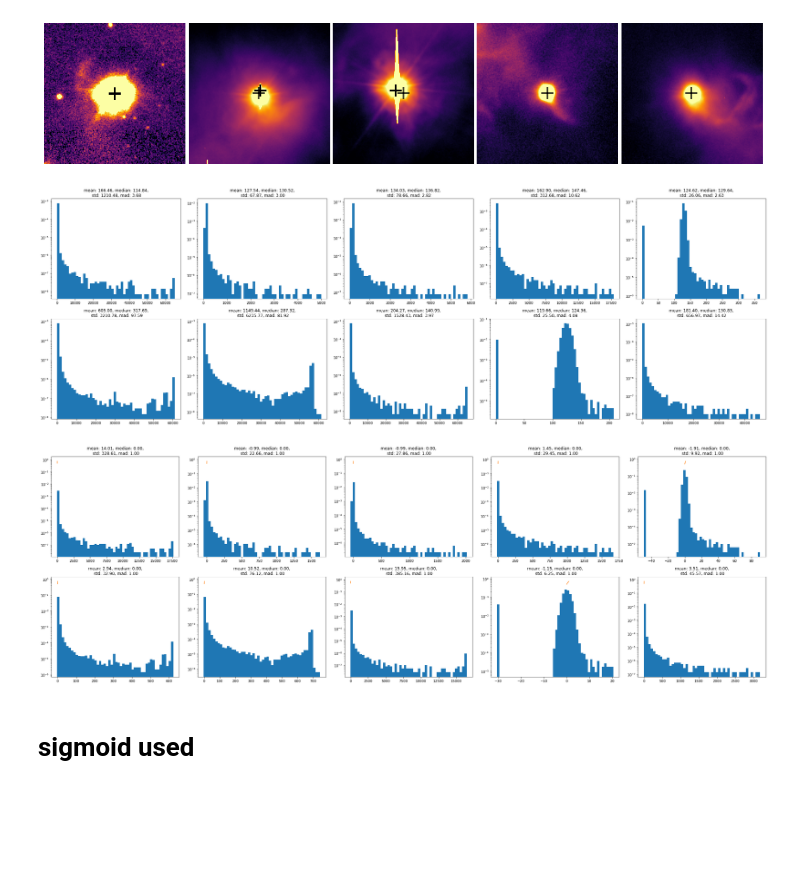
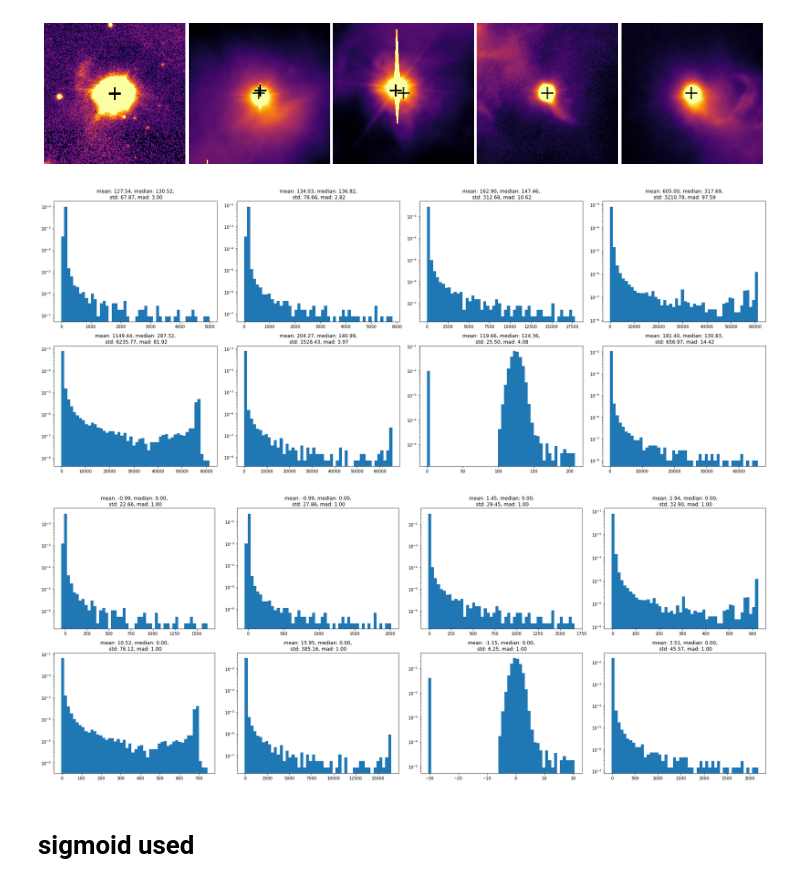
Before and after one commit to aleruzza/YSO.and.RNe, a Jupyter notebook: image_proposal/image.ipynb, the cells around one changed output. Cells and saved outputs as stored; diff of their text form; code cells hidden in the pictures; blank space fills up the shorter version.

```diff
--- a/image_proposal/image.ipynb
+++ b/image_proposal/image.ipynb
@@ -4,8 +4,8 @@ import matplotlib.pyplot as plt
 import numpy as np
 # %%
 #import data
-yso = pd.read_csv('../YSO/catalogues/merged_complete.csv', index_col=0)
-rne = pd.read_csv('../RNe_in_CrA/catalogue.csv', index_col=0)
+yso = pd.read_csv('../YSO.and.RNe/YSO/catalogues/merged_complete.csv', index_col=0)
+rne = pd.read_csv('../YSO.and.RNe/RNe_in_CrA/catalogue.csv', index_col=0)
 
 #removing rne and yso without data
 yso = yso.loc[rne.in_data]
@@ -92,10 +92,10 @@ def get_point(centre_indx, new_indx):
 # %%
 from scipy.ndimage import gaussian_filter
 # %%
-img, axs = plt.subplots(2,5, figsize=(15,6))
+img, axs = plt.subplots(2,4, figsize=(12,6))
 axs = axs.flatten()
-plt.subplots_adjust(wspace=0, hspace=0)
-for i, j in enumerate([0,1,2,3,4,5,6,8,11,14]):
+plt.subplots_adjust(wspace=0,hspace=0)
+for i, j in enumerate([1,2,3,5,6,8,11,14]):
     image  = getimage(selected.loc[j, 'index2'], 4)
     axs[i].imshow(image, cmap='inferno')
     #axs[i].set_title(j)
@@ -116,10 +116,10 @@ plt.savefig('sample.pdf', dpi=500)
 # %%
-img, axs = plt.subplots(2,5, figsize=(15,6))
+img, axs = plt.subplots(2,4, figsize=(12,6))
 axs = axs.flatten()
 plt.subplots_adjust(wspace=0, hspace=0)
 minperc = [10, 5, 10, 5, 25,     10, 10, 10, 5, 5]
 maxperc = [95, 99.2, 98, 99.2, 90,     99, 98, 90, 90, 99.2]
-for i, j in enumerate([0,1,2,3,4,5,6,8,11,14]):
+for i, j in enumerate([1,2,3,5,6,8,11,14]):
     image  = getimage_notrasf(selected.loc[j, 'index2'], 4)
     axs[i].imshow(np.log(image), vmin = np.log(np.percentile(image, minperc[i])), vmax=np.log(np.percentile(image, maxperc[i])),
                   cmap='inferno')
@@ -172,10 +172,10 @@ plt.savefig('skimmed_sample_singularly_adjusted.png', dpi=500, bbox_inches='tigh
 # %% [output]
 [figure]
 # %%
-img, axs = plt.subplots(2,5, figsize=(30,10))
+img, axs = plt.subplots(2,4, figsize=(25,10))
 axs = axs.flatten()
 plt.subplots_adjust(wspace=0, hspace=0)
-for i, j in enumerate([0,1,2,3,4,5,6,8,11,14]):
+for i, j in enumerate([1,2,3,5,6,8,11,14]):
     image  = getimage_notrasf(selected.loc[j, 'index2'], 4)
     axs[i].hist(image.flatten(), bins=50, density=True)
     #axs[i].set_title(j)
@@ -186,22 +186,22 @@ for i, j in enumerate([0,1,2,3,4,5,6,8,11,14]):
 plt.tight_layout()
 plt.savefig('distribution.png', dpi=500)
 # %% [output]
-[figure, old version]
+[figure, new version]
 # %%
-img, axs = plt.subplots(2,5, figsize=(30,10))
+img, axs = plt.subplots(2,4, figsize=(25,10))
 axs = axs.flatten()
 plt.subplots_adjust(wspace=0, hspace=0)
-for i, j in enumerate([0,1,2,3,4,5,6,8,11,14]):
+for i, j in enumerate([1,2,3,5,6,8,11,14]):
     image  = getimage_notrasf(selected.loc[j, 'index2'], 4)
     image = (image-np.median(image.flatten()))/mad(image.flatten())
     axs[i].hist(image.flatten(), bins=50, density=True)
     #axs[i].set_title(j)
 
     axs[i].set_yscale('log')
     axs[i].set_title(f'mean: {image.mean():.2f}, median: {np.median(image.flatten()):.2f},\n std: {image.std():.2f}, mad: {mad(image.flatten()):.2f}')
 plt.tight_layout()
 # %% [output]
-[figure, old version]
+[figure, new version]
 # %% [markdown]
 # sigmoid used
 # %%
```
Also changed, not shown: parts of 2 cells of this notebook.
